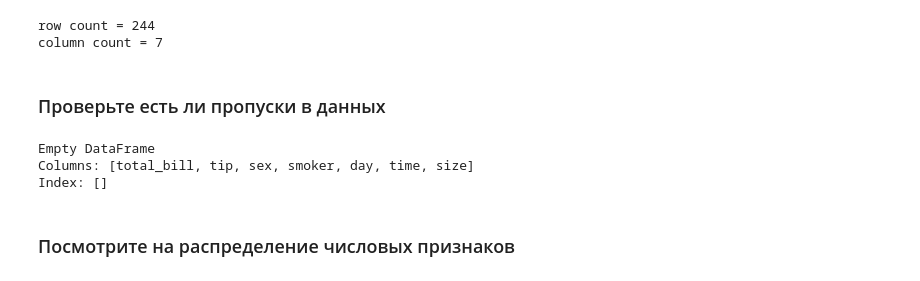
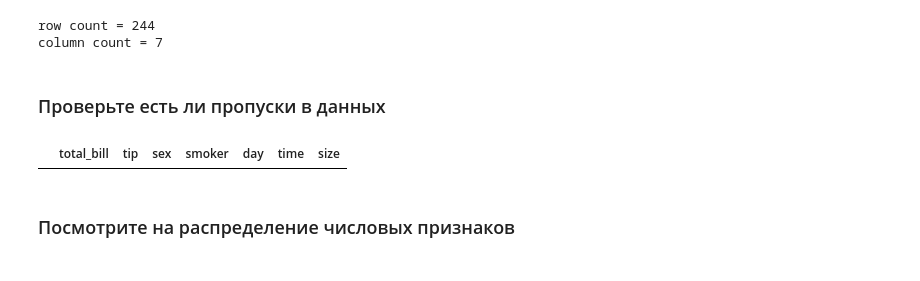
Before and after one commit to observant-sun/otus-ml-basic, a Jupyter notebook: hw-3/homework_3.ipynb, the cells around one changed output. Drawn from its saved outputs; the diff is of its cells as text; code cells hidden in the pictures.

```diff
--- a/hw-3/homework_3.ipynb
+++ b/hw-3/homework_3.ipynb
@@ -153,12 +153,10 @@ column count = 7
 # %% [markdown]
 ### Проверьте есть ли пропуски в данных
 # %%
-print(df[df.isna().any(axis=1)])
+df[df.isna().any(axis=1)]
 # на выходе пустой датафрейм, то есть пропусков нет
 # %% [output]
-Empty DataFrame
-Columns: [total_bill, tip, sex, smoker, day, time, size]
-Index: []
+|  | total_bill | tip | sex | smoker | day | time | size |
 # %% [markdown]
 ### Посмотрите на распределение числовых признаков
 # %%
```
Also changed, not shown: parts of 9 cells of this notebook.
